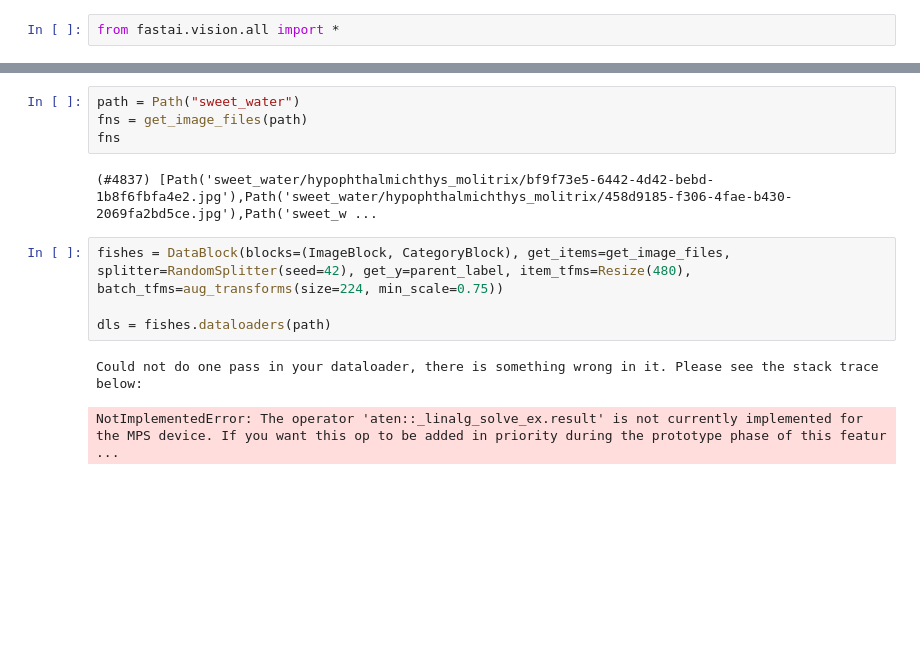
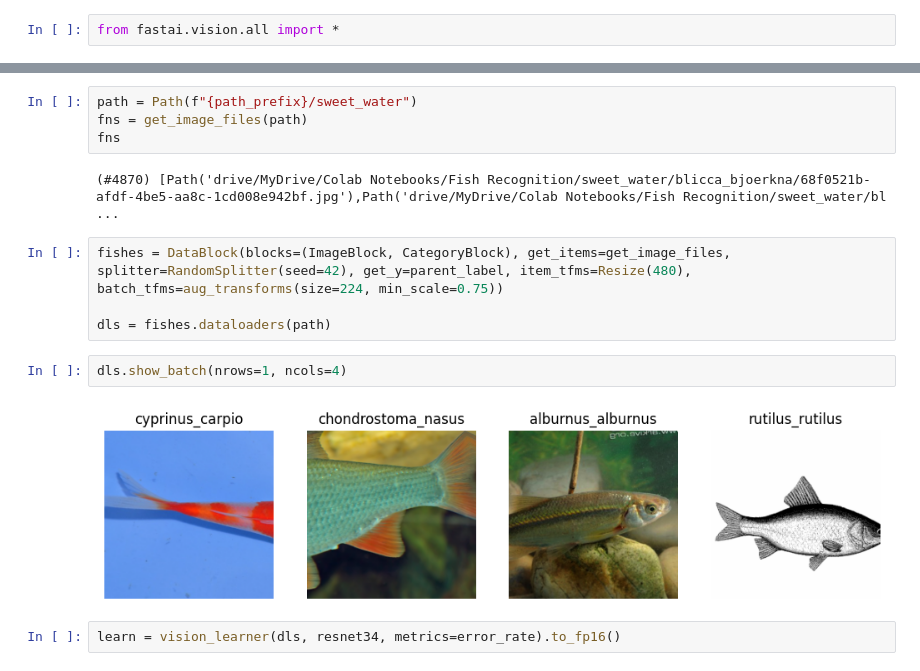
Before and after one commit to bognix/polish-lake-fish, a Jupyter notebook: model.ipynb, the cells around one changed output, grey strips where cells are left out. Cells and saved outputs as stored; diff of their text form; blank space fills up the shorter version.

```diff
--- a/model.ipynb
+++ b/model.ipynb
@@ -3,13 +16,16 @@ from fastai.vision.all import *
 # %%
-path = Path("sweet_water")
+path = Path(f"{path_prefix}/sweet_water")
 fns = get_image_files(path)
 fns
 # %% [output]
-(#4837) [Path('sweet_water/hypophthalmichthys_molitrix/bf9f73e5-6442-4d42-bebd-1b8f6fbfa4e2.jpg'),Path('sweet_water/hypophthalmichthys_molitrix/458d9185-f306-4fae-b430-2069fa2bd5ce.jpg'),Path('sweet_w ...
+(#4870) [Path('drive/MyDrive/Colab Notebooks/Fish Recognition/sweet_water/blicca_bjoerkna/68f0521b-afdf-4be5-aa8c-1cd008e942bf.jpg'),Path('drive/MyDrive/Colab Notebooks/Fish Recognition/sweet_water/bl ...
 # %%
 fishes = DataBlock(blocks=(ImageBlock, CategoryBlock), get_items=get_image_files, splitter=RandomSplitter(seed=42), get_y=parent_label, item_tfms=Resize(480), batch_tfms=aug_transforms(size=224, min_scale=0.75))
 
 dls = fishes.dataloaders(path)
-# %% [output]
-Could not do one pass in your dataloader, there is something wrong in it. Please see the stack trace below:
-NotImplementedError: The operator 'aten::_linalg_solve_ex.result' is not currently implemented for the MPS device. If you want this op to be added in priority during the prototype phase of this featur ...
+# %%
+dls.show_batch(nrows=1, ncols=4)
+# %% [output]
+[figure, added]
+# %%
+learn = vision_learner(dls, resnet34, metrics=error_rate).to_fp16()
```
Also changed, not shown: parts of 5 cells of this notebook.
